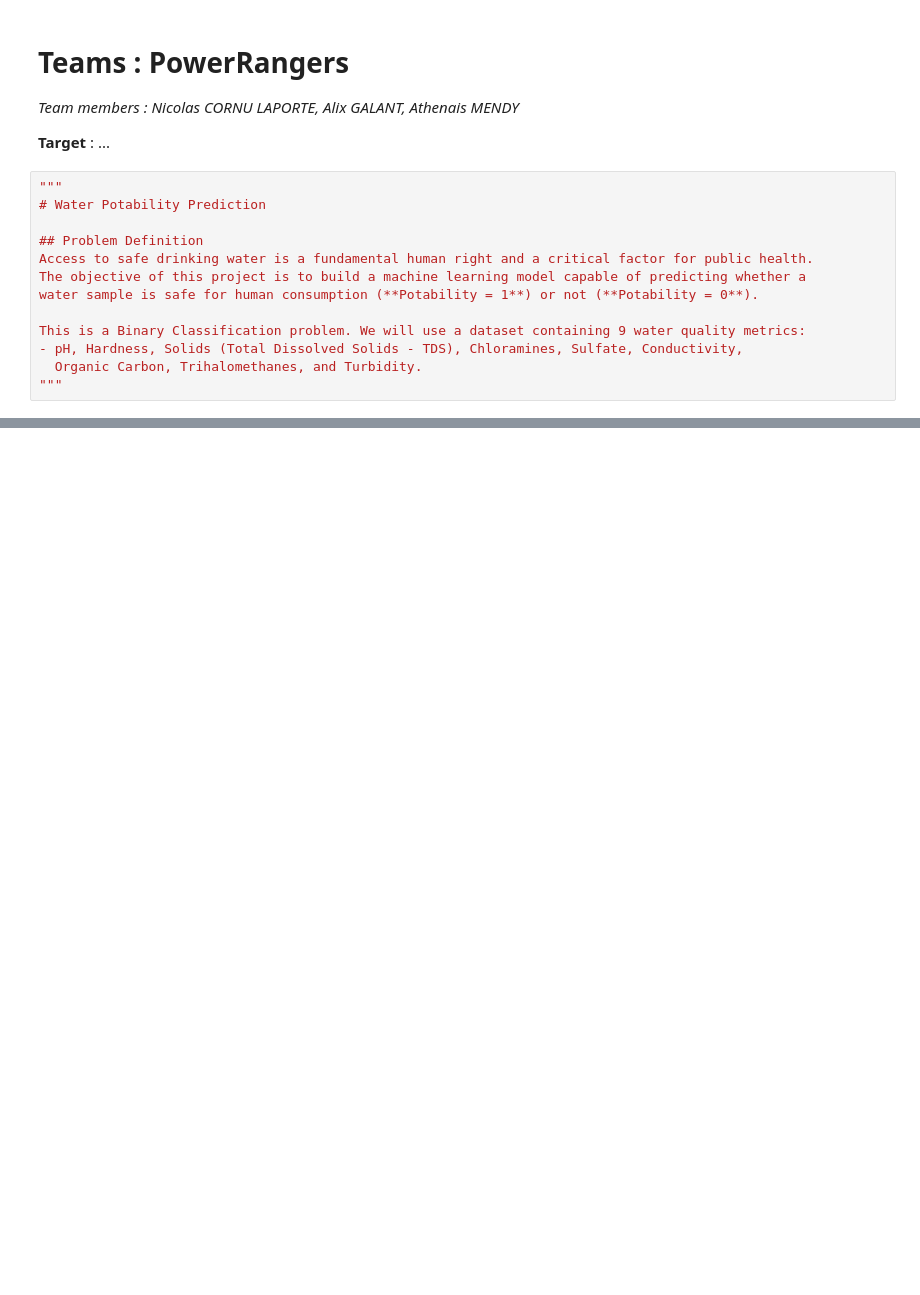
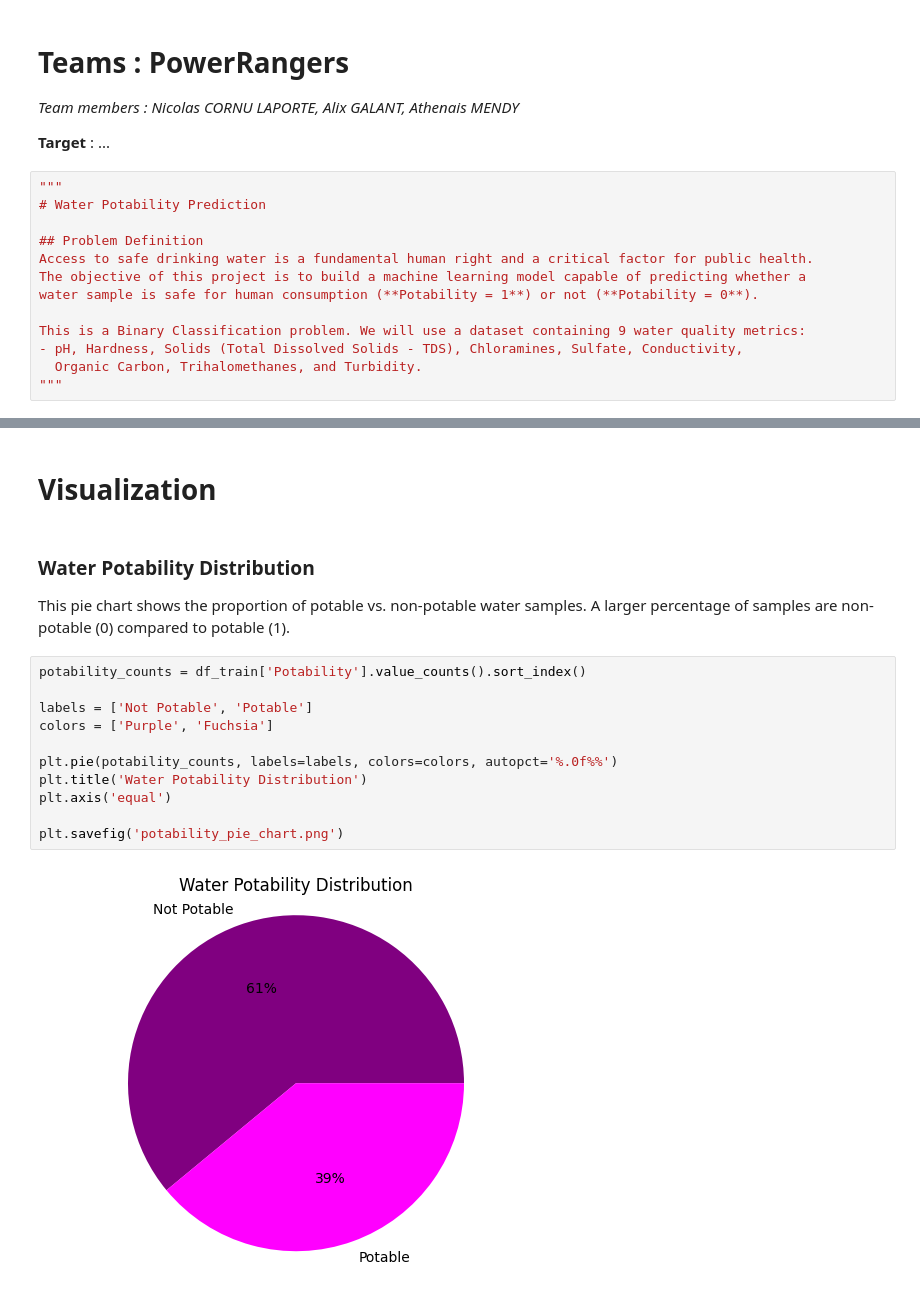
Before and after one commit to nikor3/WaterRangers, a Jupyter notebook: project_notebook.ipynb, the cells around one changed output, grey strips where cells are left out. Saved outputs shown, nothing was run; the diff lists cells and outputs as text; blank space fills up the shorter version.

```diff
--- a/project_notebook.ipynb
+++ b/project_notebook.ipynb
@@ -31,0 +149,19 @@ from xgboost import XGBClassifier
+# %% [markdown]
+# Visualization
+# %% [markdown]
+### Water Potability Distribution
+
+This pie chart shows the proportion of potable vs. non-potable water samples. A larger percentage of samples are non-potable (0) compared to potable (1).
+# %%
+potability_counts = df_train['Potability'].value_counts().sort_index()
+
+labels = ['Not Potable', 'Potable']
+colors = ['Purple', 'Fuchsia']
+
+plt.pie(potability_counts, labels=labels, colors=colors, autopct='%.0f%%')
+plt.title('Water Potability Distribution')
+plt.axis('equal')
+
+plt.savefig('potability_pie_chart.png')
+# %% [output]
+[figure, added]
```
Also changed, not shown: parts of 35 cells of this notebook, 2 other files.
